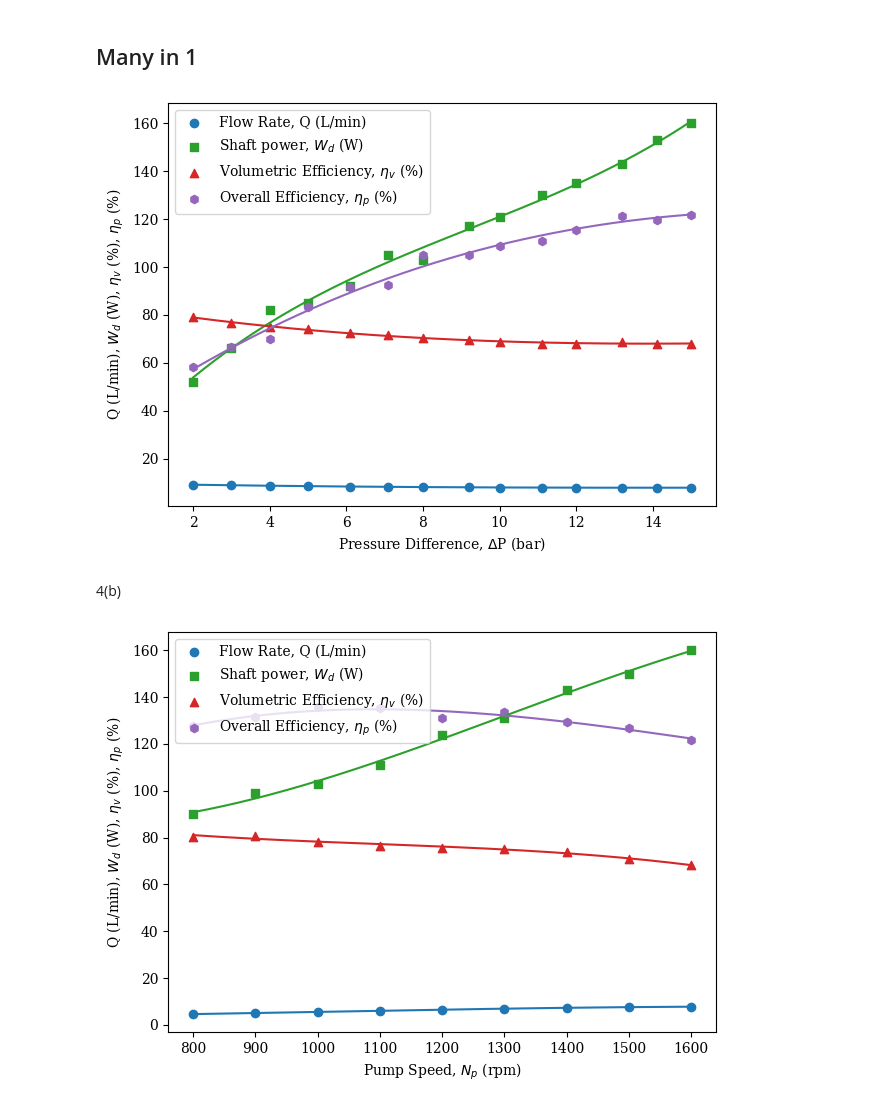
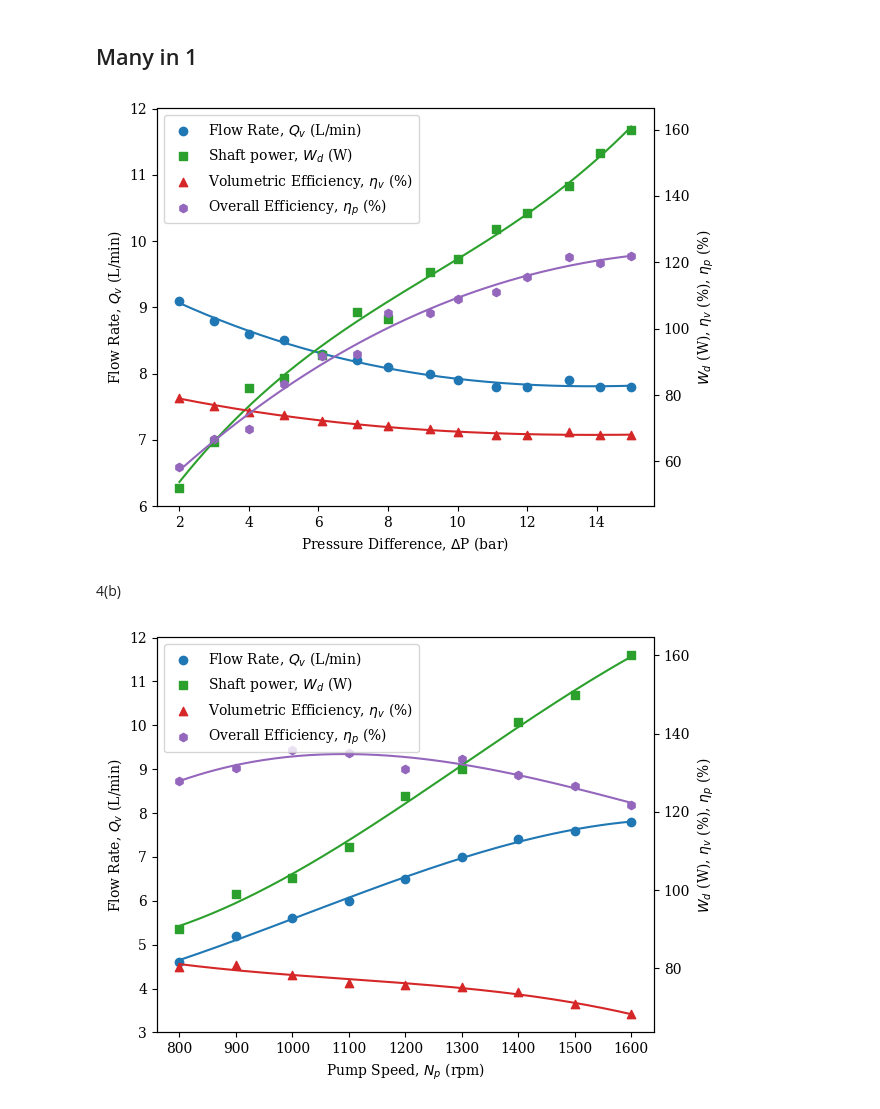
Before and after one commit to SalehShuvo/Plotting, a Jupyter notebook: basic_plotting.ipynb, the cells around one changed output. Saved outputs shown, nothing was run; the diff lists cells and outputs as text; code cells hidden in the pictures.

```diff
--- a/basic_plotting.ipynb
+++ b/basic_plotting.ipynb
@@ -102,14 +102,14 @@ y3=volumetric_eff
 y4=overall_eff
 
 # Plot labels also for legends
-y1_label= 'Flow Rate, Q (L/min)'
+y1_label= 'Flow Rate, $Q_v$ (L/min)'
 y2_label= 'Shaft power, $W_d$ (W)'
 y3_label= 'Volumetric Efficiency, $\\eta_{v}$ (%)'
 y4_label= 'Overall Efficiency, $\\eta_{p}$ (%)'
 
 # axes labels
 x_label= 'Pressure Difference, $\\Delta$P (bar)'
-y_label='Q (L/min), $W_d$ (W), $\\eta_{v}$ (%), $\\eta_{p}$ (%)'
+y_label='$W_d$ (W), $\\eta_{v}$ (%), $\\eta_{p}$ (%)'
 
 
 # Curve fits (3rd degree polynomial)
@@ -126,39 +126,55 @@ poly_y4 = np.poly1d(coeffs4)
 # Fine x axis for smooth curves
 x_fit = np.linspace(x.min(), x.max(), 200)
 
 # Create figure and axes
-fig, ax = plt.subplots()
+fig, ax1 = plt.subplots()
+
+ax = ax1.twinx()
 
 # Plot data points
-ax.scatter(x, y1, color='tab:blue', marker='o', label=y1_label)
+ax1.scatter(x, y1, color='tab:blue', marker='o', label=y1_label)
 ax.scatter(x, y2, color='tab:green', marker='s', label=y2_label)
 ax.scatter(x, y3, color='tab:red', marker='^', label=y3_label)
 ax.scatter(x, y4, color='tab:purple', marker='h', label=y4_label)
 
 
 # Plot fitted curves
-ax.plot(x_fit, poly_y1(x_fit), color='tab:blue', linestyle='-')
+ax1.plot(x_fit, poly_y1(x_fit), color='tab:blue', linestyle='-')
 ax.plot(x_fit, poly_y2(x_fit), color='tab:green', linestyle='-')
 ax.plot(x_fit, poly_y3(x_fit), color='tab:red', linestyle='-')
 ax.plot(x_fit, poly_y4(x_fit), color='tab:purple', linestyle='-')
 
+# y limits
+ax1.set_ylim(6, 12)
+
 # Labels
-ax.set_xlabel(x_label)
+ax1.set_xlabel(x_label)
 ax.set_ylabel(y_label)
+ax1.set_ylabel('Flow Rate, $Q_v$ (L/min)')
+
+lines = []
+labels = []
+for axi in [ax1, ax]:
+    l, lbl = axi.get_legend_handles_labels()
+    lines += l
+    labels += lbl
+ax.legend(lines, labels, loc='best')
+
 
 
 # Legends
-ax.legend(loc='best')
+# ax.legend(loc='best')
+# ax1.legend()
 
 # # Add Gridlines
 # plt.grid(which='both', axis='both', linestyle='-', linewidth=0.5)
 
 # plt.title('bsfc, lube, and exhaust vs brake power with Curve Fits')
 plt.tight_layout()
 plt.savefig(f'{filename}.png', dpi=600)
 plt.show()
 # %% [output]
-[figure, old version]
+[figure, new version]
 # %% [markdown]
 4(b)
 # %%
@@ -206,14 +222,14 @@ y3=volumetric_efficiency
 y4=overall_efficiency
 
 # Plot labels also for legends
-y1_label= 'Flow Rate, Q (L/min)'
+y1_label= 'Flow Rate, $Q_v$ (L/min)'
 y2_label= 'Shaft power, $W_d$ (W)'
 y3_label= 'Volumetric Efficiency, $\\eta_{v}$ (%)'
 y4_label= 'Overall Efficiency, $\\eta_{p}$ (%)'
 
 # axes labels
 x_label= 'Pump Speed, $N_p$ (rpm)'
-y_label='Q (L/min), $W_d$ (W), $\\eta_{v}$ (%), $\\eta_{p}$ (%)'
+y_label='$W_d$ (W), $\\eta_{v}$ (%), $\\eta_{p}$ (%)'
 
 
 # Curve fits (3rd degree polynomial)
@@ -230,30 +246,42 @@ poly_y4 = np.poly1d(coeffs4)
 # Fine x axis for smooth curves
 x_fit = np.linspace(x.min(), x.max(), 200)
 
-# Create figure and axes
-fig, ax = plt.subplots()
+fig, ax1 = plt.subplots()
+
+ax = ax1.twinx()
 
 # Plot data points
-ax.scatter(x, y1, color='tab:blue', marker='o', label=y1_label)
+ax1.scatter(x, y1, color='tab:blue', marker='o', label=y1_label)
 ax.scatter(x, y2, color='tab:green', marker='s', label=y2_label)
 ax.scatter(x, y3, color='tab:red', marker='^', label=y3_label)
 ax.scatter(x, y4, color='tab:purple', marker='h', label=y4_label)
 
 
 # Plot fitted curves
-ax.plot(x_fit, poly_y1(x_fit), color='tab:blue', linestyle='-')
+ax1.plot(x_fit, poly_y1(x_fit), color='tab:blue', linestyle='-')
 ax.plot(x_fit, poly_y2(x_fit), color='tab:green', linestyle='-')
 ax.plot(x_fit, poly_y3(x_fit), color='tab:red', linestyle='-')
 ax.plot(x_fit, poly_y4(x_fit), color='tab:purple', linestyle='-')
 
+# y limits
+ax1.set_ylim(3, 12)
+
 # Labels
-ax.set_xlabel(x_label)
+ax1.set_xlabel(x_label)
 ax.set_ylabel(y_label)
+ax1.set_ylabel('Flow Rate, $Q_v$ (L/min)')
 
+lines = []
+labels = []
+for axi in [ax1, ax]:
+    l, lbl = axi.get_legend_handles_labels()
+    lines += l
+    labels += lbl
+ax.legend(lines, labels, loc='best')
 
 # Legends
-ax.legend(loc='best')
-
+# ax.legend(loc='best')
+# ax1.legend(loc='best')
 # # Add Gridlines
 # plt.grid(which='both', axis='both', linestyle='-', linewidth=0.5)
 
@@ -262,4 +290,4 @@ plt.tight_layout()
 plt.savefig(f'{filename}.png', dpi=600)
 plt.show()
 # %% [output]
-[figure, old version]
+[figure, new version]
```
Also changed, not shown: 22 other files.
